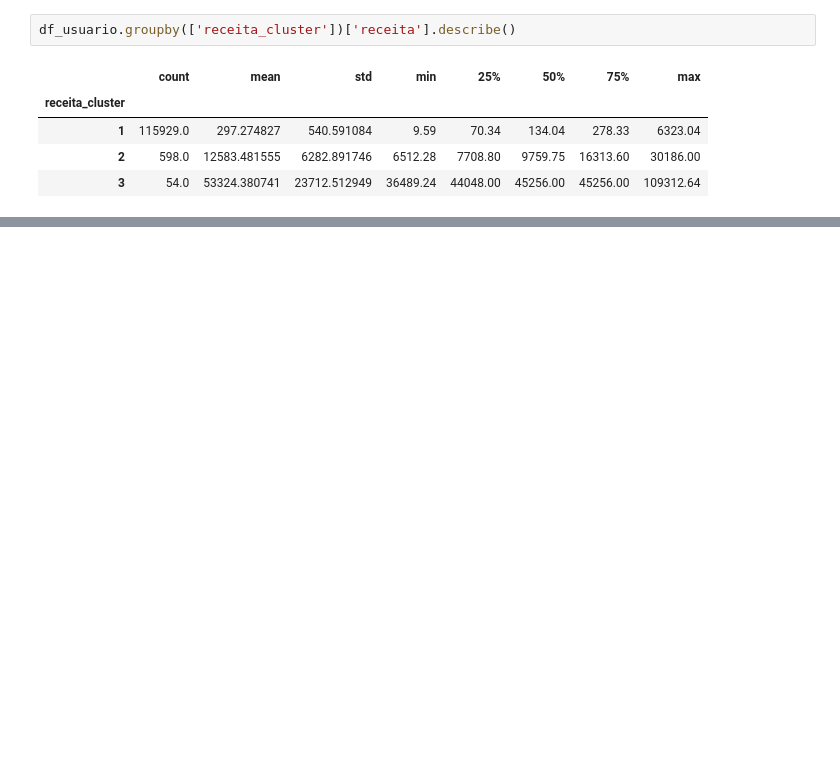
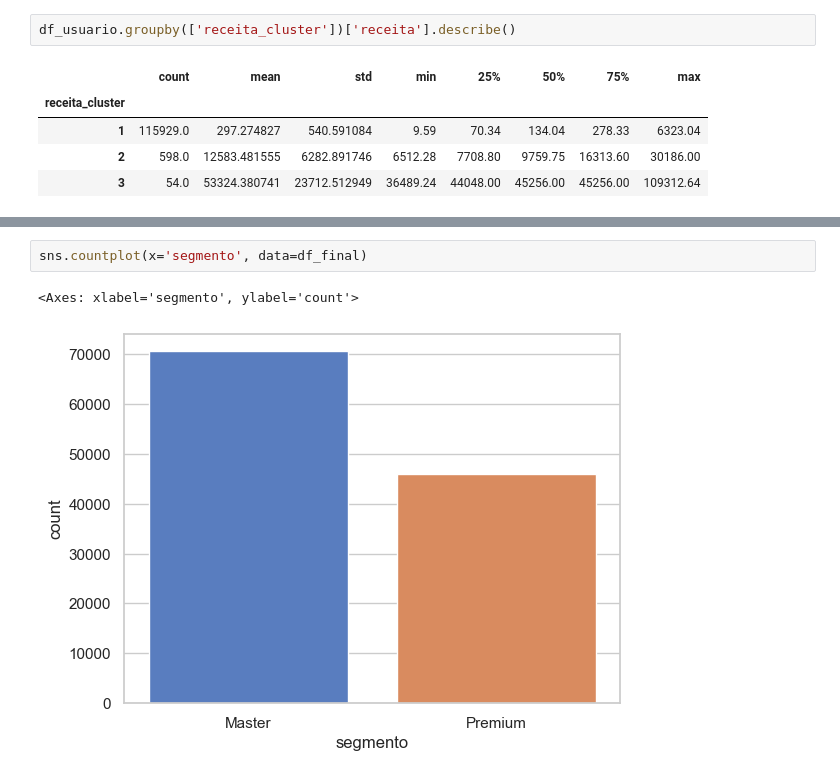
Before and after one commit to LuTDC/ml_negocios_digitais, a Jupyter notebook: Clusterização de dados - segmentação de clientes/Projeto.ipynb, the cells around one changed output, grey strips where cells are left out. Drawn from its saved outputs; the diff is of its cells as text; blank space fills up the shorter version.

```diff
--- a/Clusterização de dados - segmentação de clientes/Projeto.ipynb
+++ b/Clusterização de dados - segmentação de clientes/Projeto.ipynb
@@ -368,0 +439,5 @@ df_usuario.groupby(['receita_cluster'])['receita'].describe()
+# %%
+sns.countplot(x='segmento', data=df_final)
+# %% [output]
+<Axes: xlabel='segmento', ylabel='count'>
+[figure, added]
```
Also changed, not shown: parts of 8 cells of this notebook.
